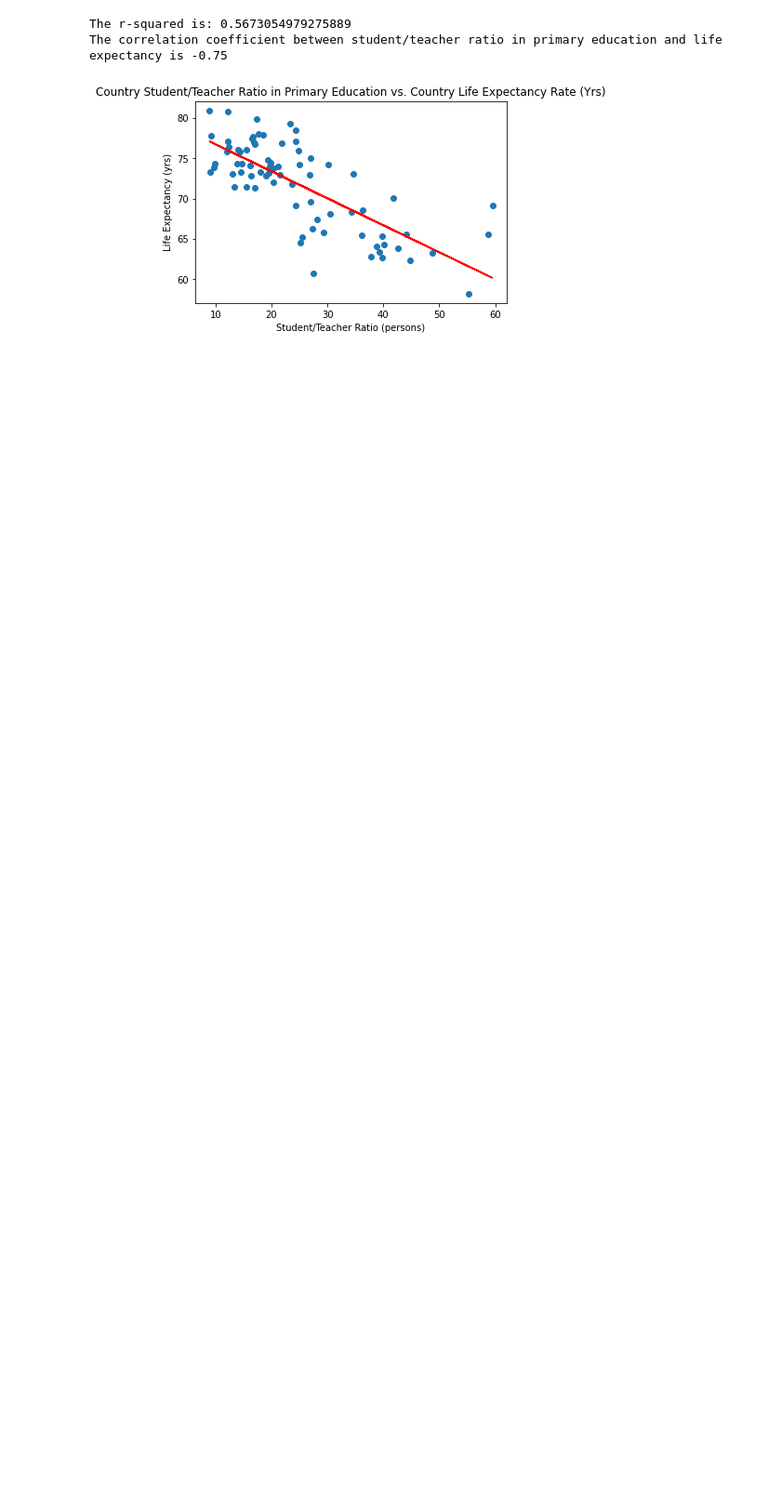
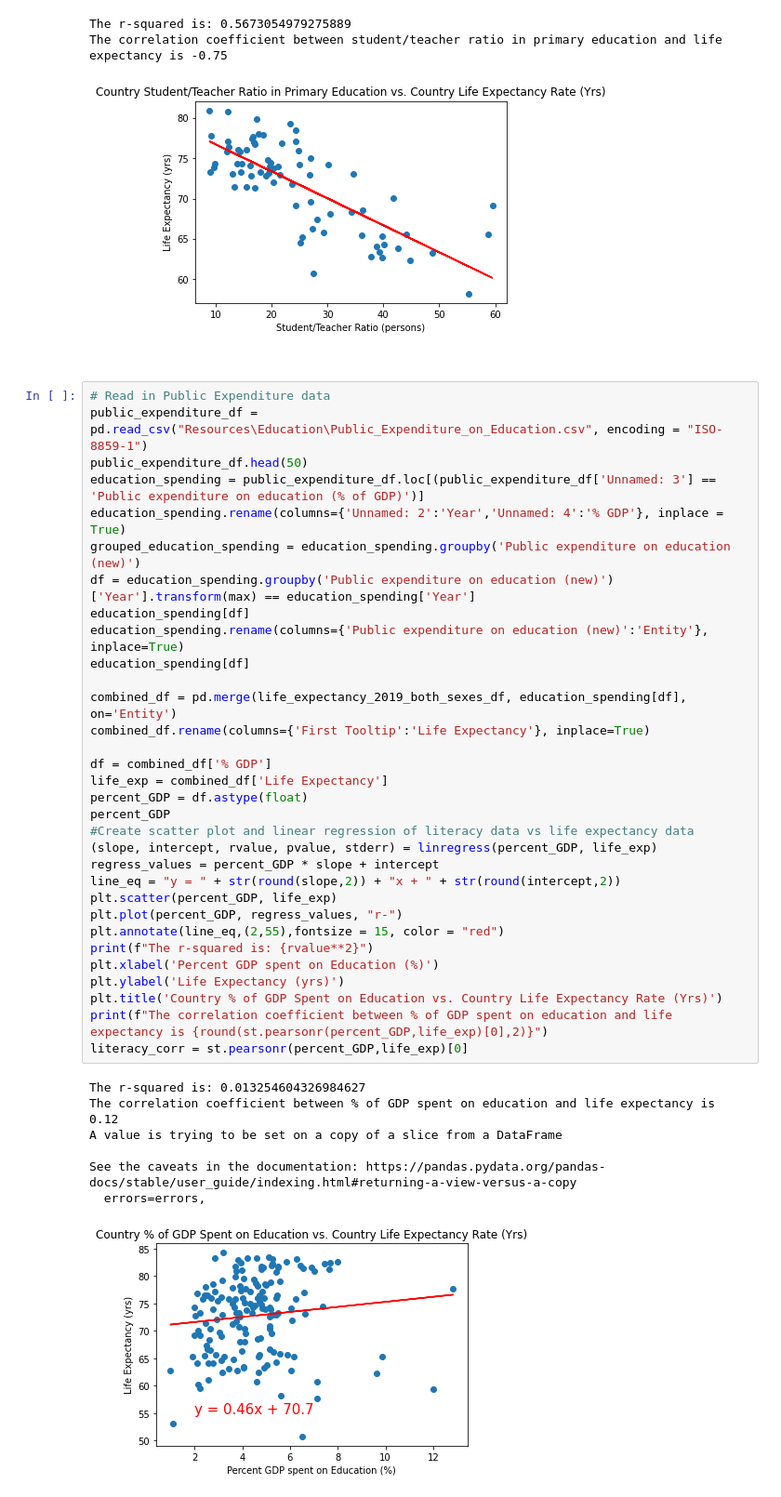
Before and after one commit to pkorat/World-Life-Expectancy-Analysis, a Jupyter notebook: main_gp_6_27_21.ipynb, the cells around one changed output. Shown at 93% size. Saved outputs shown, nothing was run; the diff lists cells and outputs as text; blank space fills up the shorter version.

```diff
--- a/main_gp_6_27_21.ipynb
+++ b/main_gp_6_27_21.ipynb
@@ -128,3 +128,43 @@ literacy_corr = st.pearsonr(student_teacher_ratio,life_exp)[0]
 The r-squared is: 0.5673054979275889
 The correlation coefficient between student/teacher ratio in primary education and life expectancy is -0.75
 [figure]
+# %%
+# Read in Public Expenditure data
+public_expenditure_df = pd.read_csv("Resources\Education\Public_Expenditure_on_Education.csv", encoding = "ISO-8859-1")
+public_expenditure_df.head(50)
+education_spending = public_expenditure_df.loc[(public_expenditure_df['Unnamed: 3'] == 'Public expenditure on education (% of GDP)')]
+education_spending.rename(columns={'Unnamed: 2':'Year','Unnamed: 4':'% GDP'}, inplace = True)
+grouped_education_spending = education_spending.groupby('Public expenditure on education (new)')
+df = education_spending.groupby('Public expenditure on education (new)')['Year'].transform(max) == education_spending['Year']
+education_spending[df]
+education_spending.rename(columns={'Public expenditure on education (new)':'Entity'}, inplace=True)
+education_spending[df]
+
+combined_df = pd.merge(life_expectancy_2019_both_sexes_df, education_spending[df], on='Entity')
+combined_df.rename(columns={'First Tooltip':'Life Expectancy'}, inplace=True)
+
+df = combined_df['% GDP']
+life_exp = combined_df['Life Expectancy']
+percent_GDP = df.astype(float)
+percent_GDP
+#Create scatter plot and linear regression of literacy data vs life expectancy data
+(slope, intercept, rvalue, pvalue, stderr) = linregress(percent_GDP, life_exp)
+regress_values = percent_GDP * slope + intercept
+line_eq = "y = " + str(round(slope,2)) + "x + " + str(round(intercept,2))
+plt.scatter(percent_GDP, life_exp)
+plt.plot(percent_GDP, regress_values, "r-")
+plt.annotate(line_eq,(2,55),fontsize = 15, color = "red")
+print(f"The r-squared is: {rvalue**2}")
+plt.xlabel('Percent GDP spent on Education (%)')
+plt.ylabel('Life Expectancy (yrs)')
+plt.title('Country % of GDP Spent on Education vs. Country Life Expectancy Rate (Yrs)')
+print(f"The correlation coefficient between % of GDP spent on education and life expectancy is {round(st.pearsonr(percent_GDP,life_exp)[0],2)}")
+literacy_corr = st.pearsonr(percent_GDP,life_exp)[0]
+# %% [output]
+The r-squared is: 0.013254604326984627
+The correlation coefficient between % of GDP spent on education and life expectancy is 0.12
+A value is trying to be set on a copy of a slice from a DataFrame
+
+See the caveats in the documentation: https://pandas.pydata.org/pandas-docs/stable/user_guide/indexing.html#returning-a-view-versus-a-copy
+  errors=errors,
+[figure, added]
```
